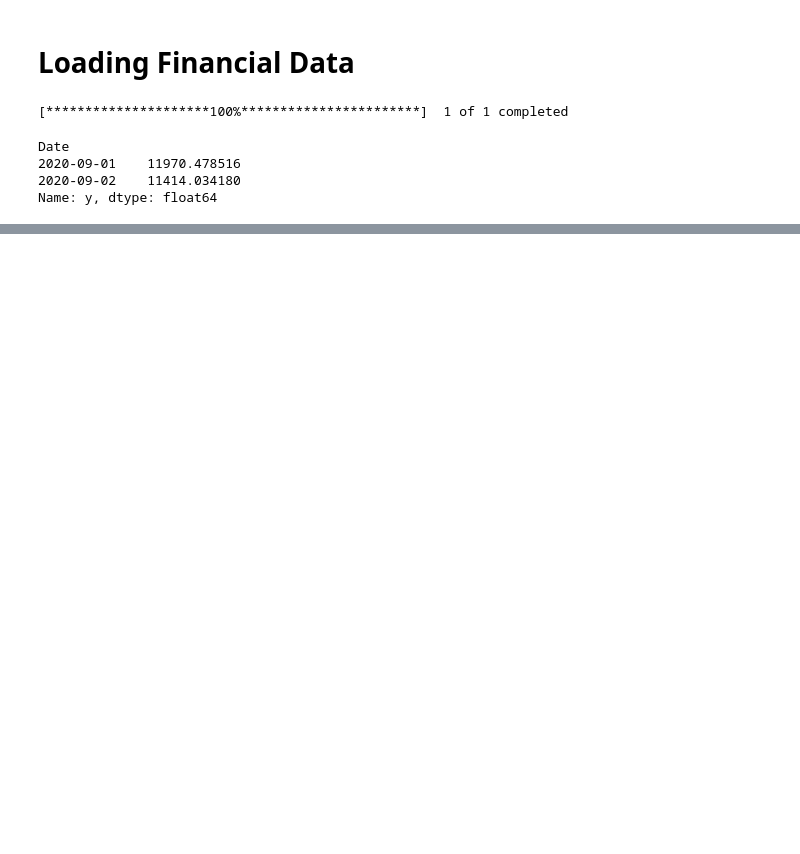
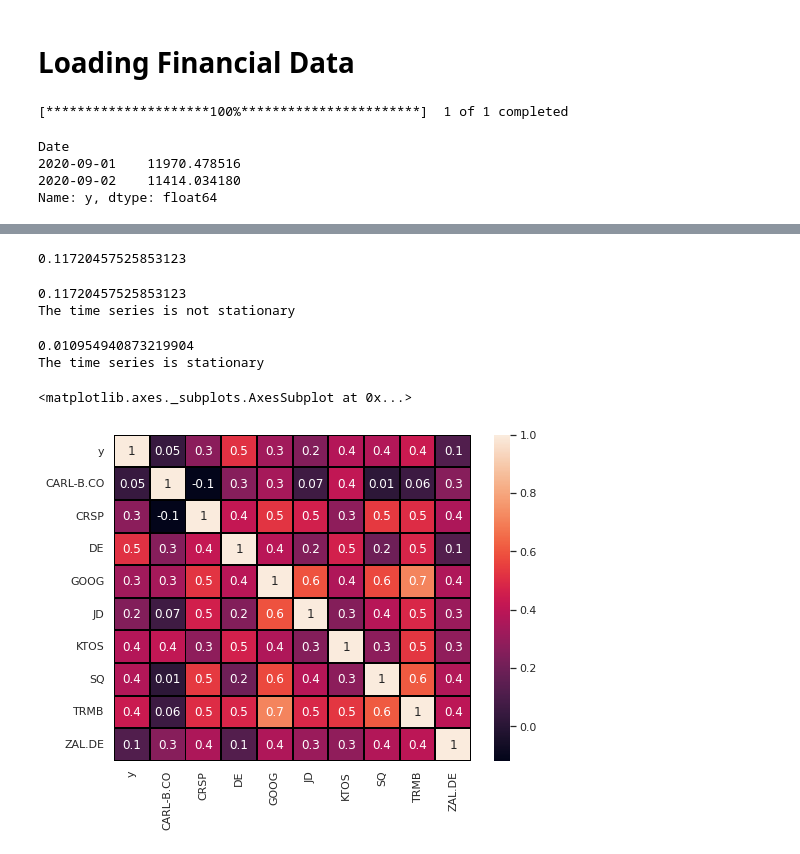
Before and after one commit to bhalla-18/Google-C-Impact, a Jupyter notebook: Google_Causal_Impact.ipynb, the cells around one changed output, grey strips where cells are left out. Saved outputs shown, nothing was run; the diff lists cells and outputs as text; code cells hidden in the pictures; blank space fills up the shorter version.

```diff
--- a/Google_Causal_Impact.ipynb
+++ b/Google_Causal_Impact.ipynb
@@ -89,0 +109,4 @@ df.head(2)
+# %%
+# Prepare Dataframe with only Training Data
+df_training = df[df.index <= training_end]
+df_training.tail()
@@ -89,0 +121,48 @@ df.head(2)
+# %%
+ # Stationarity
+ # Dicky-Fuller test
+ # if p < 0.05 data is stationary
+from statsmodels.tsa.stattools import adfuller
+p= adfuller(x = df_training.y)[1]
+print(p)
+# %% [output]
+0.11720457525853123
+# %%
+#ifelse to check stationarity
+print(p)
+if p < 0.05:
+  print("The time series is staionary")
+else:
+  print("The time series is not stationary")
+# %% [output]
+0.11720457525853123
+The time series is not stationary
+# %%
+# Differencing
+differencing = df_training.pct_change().dropna()
+# %%
+# Adfuller on differenced data
+p = adfuller(x = differencing.y)[1]
+print(p)
+
+#ifelse check
+
+if p < 0.05:
+  print("The time series is stationary")
+else:
+  print("The time series is not stationary")
+# %% [output]
+0.010954940873219904
+The time series is stationary
+# %%
+# Correlation matrix
+plt.figure(figsize=(8,6))
+sns.set(font_scale= 1)
+sns.heatmap(differencing.corr(),
+            annot = True,
+            fmt = '.1g',
+            linewidths = 1,
+            linecolor = 'black')
+# %% [output]
+<matplotlib.axes._subplots.AxesSubplot at 0x...>
+[figure, added]
```
Also changed, not shown: parts of 15 cells of this notebook.
